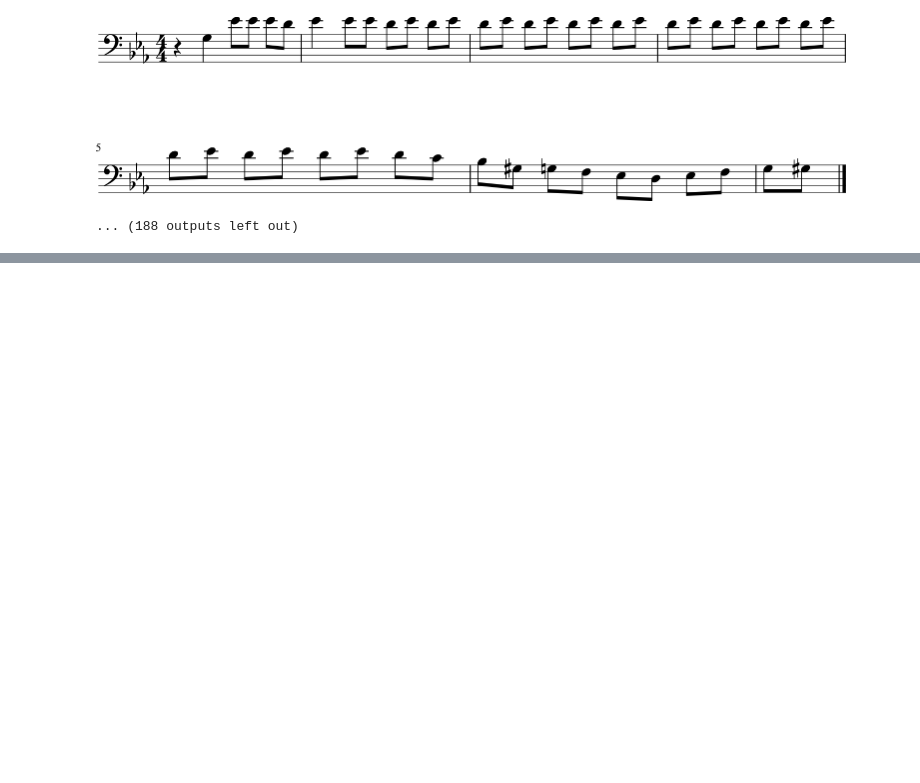
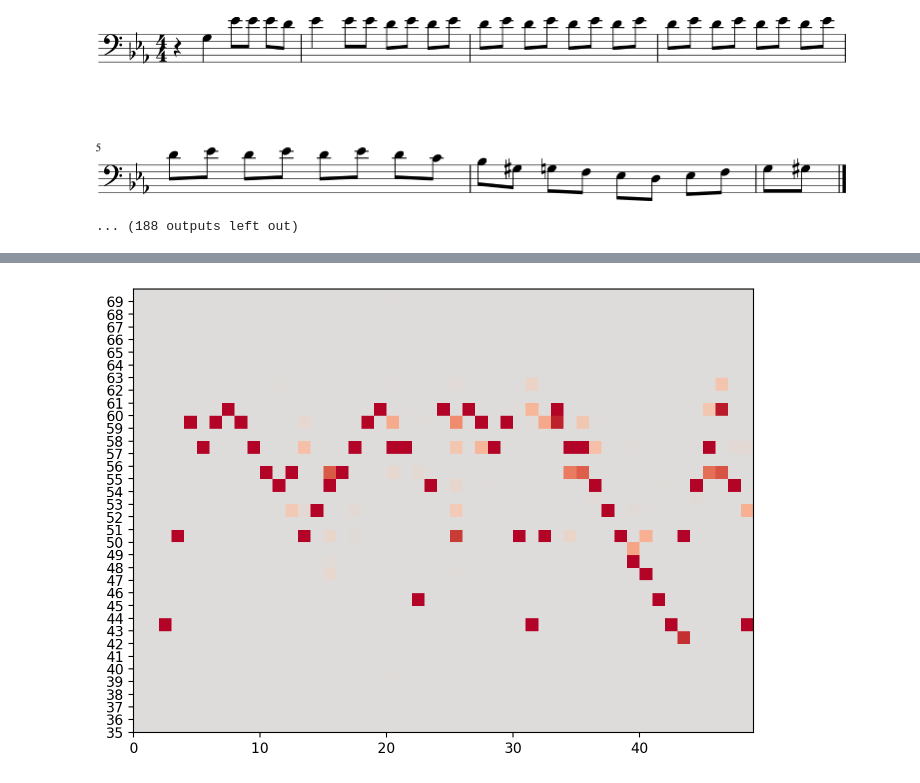
Before and after one commit to OsawaKousei/music, a Jupyter notebook: transformer.ipynb, the cells around one changed output, grey strips where cells are left out. Saved outputs shown, nothing was run; the diff lists cells and outputs as text; code cells hidden in the pictures; blank space fills up the shorter version.

```diff
--- a/transformer.ipynb
+++ b/transformer.ipynb
@@ -621,0 +641,26 @@ model.save("models/model.keras")
+# %%
+max_pitch = 70
+seq_len = len(info)
+grid = np.zeros((max_pitch, seq_len), dtype=np.float32)
+
+for j in range(seq_len):
+    for i, prob in enumerate(info[j]["note_probs"]):
+        try:
+            pitch = music21.note.Note(notes_vocab[i]).pitch.midi
+            grid[pitch, j] = prob
+        except:
+            pass  # Don't show key / time signatures
+# %%
+fig, ax = plt.subplots(figsize=(8, 8))
+ax.set_yticks([int(j) for j in range(35, 70)])
+plt.imshow(
+    grid[35:70, :],
+    origin="lower",
+    cmap="coolwarm",
+    vmin=-0.5,
+    vmax=0.5,
+    extent=[0, seq_len, 35, 70],
+)
+plt.show()
+# %% [output]
+[figure, added]
```
Also changed, not shown: parts of 5 cells of this notebook.
